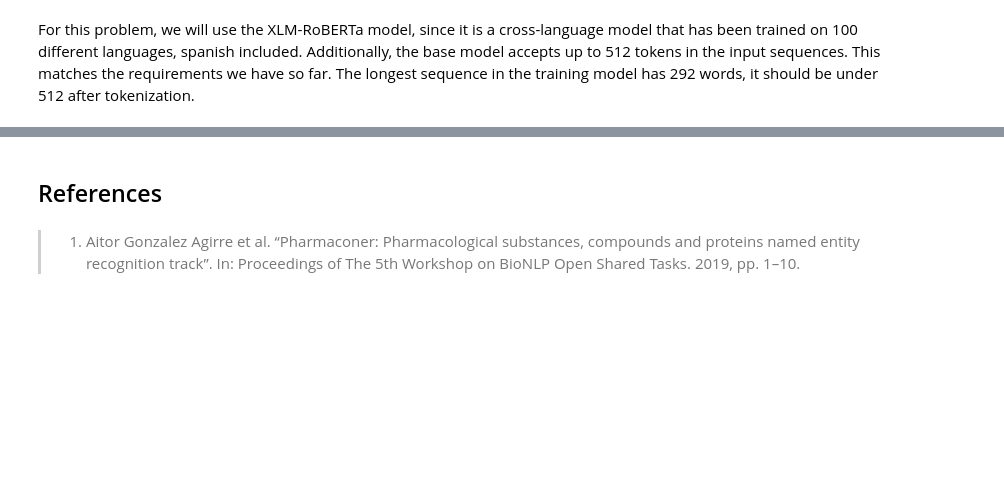
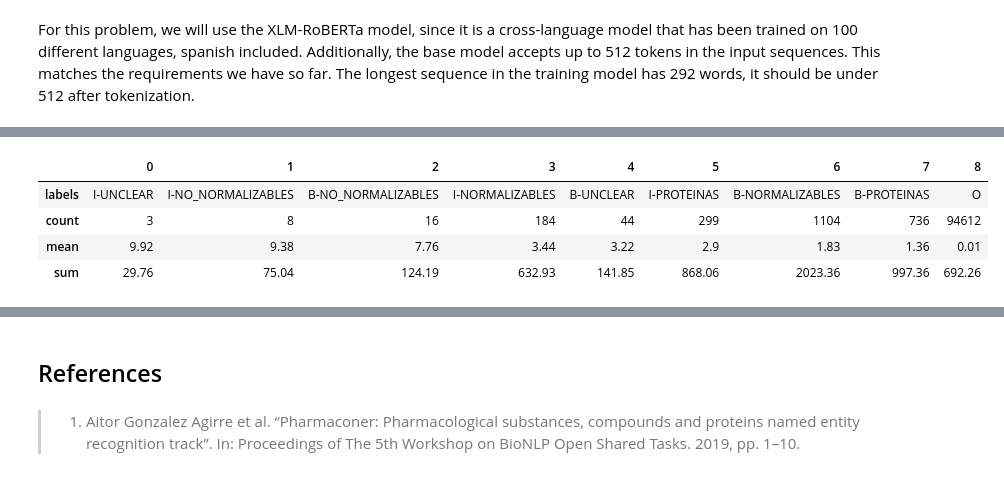
Before and after one commit to mmenendezg/Books, a Jupyter notebook: nlp-transformers/projects/4.token_classification_ner.ipynb, the cells around one changed output, grey strips where cells are left out. Drawn from its saved outputs; the diff is of its cells as text; code cells hidden in the pictures; blank space fills up the shorter version.

```diff
--- a/nlp-transformers/projects/4.token_classification_ner.ipynb
+++ b/nlp-transformers/projects/4.token_classification_ner.ipynb
@@ -201,0 +463,16 @@ Dataset({
+# %%
+(
+    valid_df.groupby("labels")[["loss"]]
+    .agg(["count", "mean", "sum"])
+    .droplevel(level=0, axis=1)
+    .sort_values(by="mean", ascending=False)
+    .reset_index()
+    .round(2)
+    .T
+)
+# %% [output]
+|  | 0 | 1 | 2 | 3 | 4 | 5 | 6 | 7 | 8 |
+| labels | I-UNCLEAR | I-NO_NORMALIZABLES | B-NO_NORMALIZABLES | I-NORMALIZABLES | B-UNCLEAR | I-PROTEINAS | B-NORMALIZABLES | B-PROTEINAS | O |
+| count | 3 | 8 | 16 | 184 | 44 | 299 | 1104 | 736 | 94612 |
+| mean | 9.92 | 9.38 | 7.76 | 3.44 | 3.22 | 2.9 | 1.83 | 1.36 | 0.01 |
+| sum | 29.76 | 75.04 | 124.19 | 632.93 | 141.85 | 868.06 | 2023.36 | 997.36 | 692.26 |
```
Also changed, not shown: parts of 82 cells of this notebook, 2 other files.
